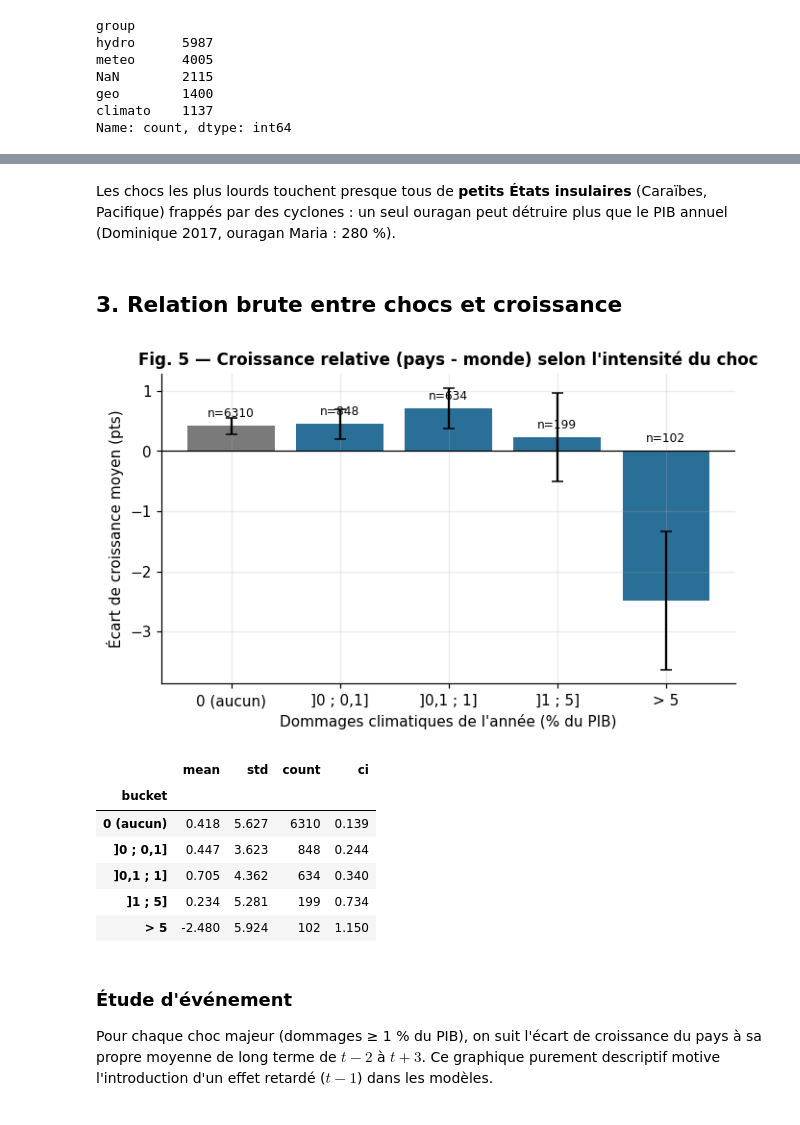
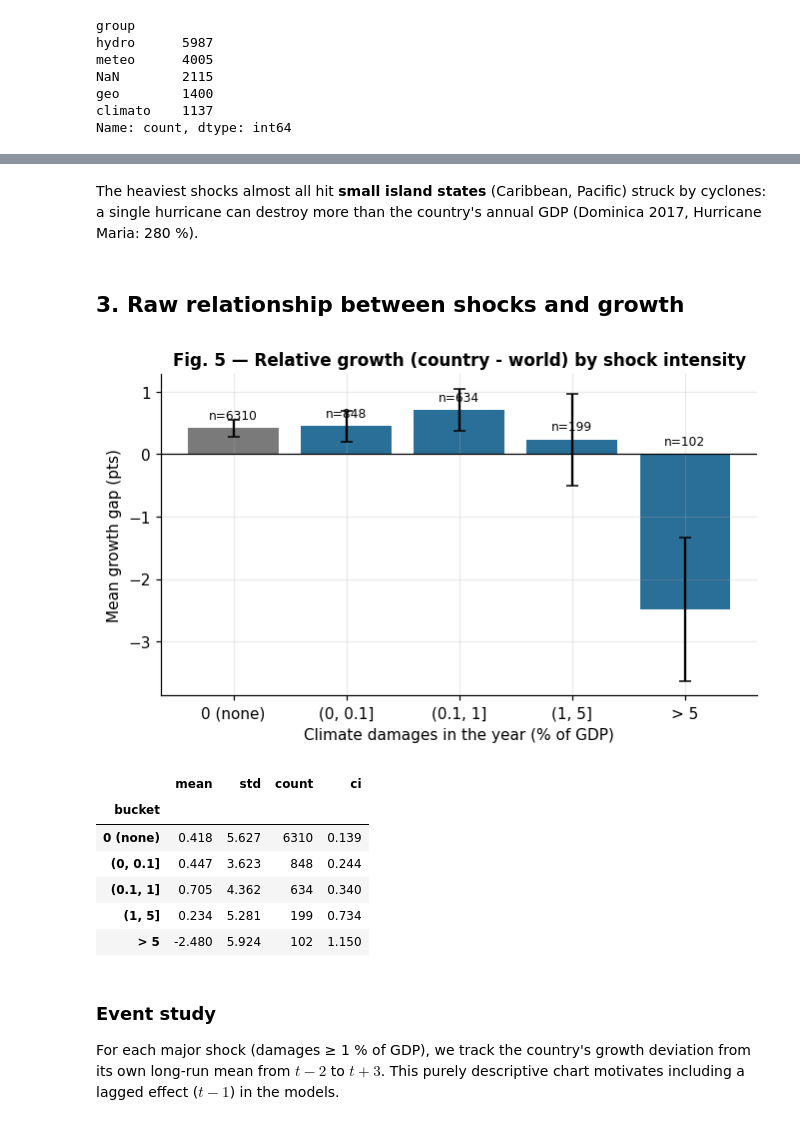
Before and after one commit to HenryFalko/final-project-math, a Jupyter notebook: notebooks/01_exploration_preparation.ipynb, the cells around one changed output, grey strips where cells are left out. Drawn from its saved outputs; the diff is of its cells as text; code cells hidden in the pictures.

```diff
--- a/notebooks/01_exploration_preparation.ipynb
+++ b/notebooks/01_exploration_preparation.ipynb
@@ -147,37 +147,37 @@ save(fig, "fig04_top_shocks.png"); plt.show()
-# %% [markdown]
-Les chocs les plus lourds touchent presque tous de **petits États insulaires** (Caraïbes, Pacifique) frappés par des cyclones : un seul ouragan peut détruire plus que le PIB annuel (Dominique 2017, ouragan Maria : 280 %).
-# %% [markdown]
-## 3. Relation brute entre chocs et croissance
+# %% [markdown]
+The heaviest shocks almost all hit **small island states** (Caribbean, Pacific) struck by cyclones: a single hurricane can destroy more than the country's annual GDP (Dominica 2017, Hurricane Maria: 280 %).
+# %% [markdown]
+## 3. Raw relationship between shocks and growth
 # %%
 df = panel.copy()
-df["gap"] = df.gdp_growth.clip(-30, 30) - df.world_growth          # croissance relative au cycle mondial
+df["gap"] = df.gdp_growth.clip(-30, 30) - df.world_growth          # growth relative to the global cycle
 bins = [-np.inf, 0, 0.1, 1, 5, np.inf]
-names = ["0 (aucun)", "]0 ; 0,1]", "]0,1 ; 1]", "]1 ; 5]", "> 5"]
+names = ["0 (none)", "(0, 0.1]", "(0.1, 1]", "(1, 5]", "> 5"]
 df["bucket"] = pd.cut(df.dmg_climate_pct, bins=bins, labels=names)
 g = df.groupby("bucket", observed=True)["gap"].agg(["mean", "std", "count"])
 g["ci"] = 1.96 * g["std"] / np.sqrt(g["count"])
 fig, ax = plt.subplots(figsize=(7, 3.8))
 ax.bar(g.index.astype(str), g["mean"], yerr=g["ci"], capsize=4,
        color=[C_NEUTRAL] + [C_CLIMATE] * 4)
 for i, (m, n) in enumerate(zip(g["mean"], g["count"])):
     ax.text(i, 0.15 if m < 0 else m + 0.15, f"n={n}", ha="center", fontsize=8)
 ax.axhline(0, color="k", lw=0.8)
-ax.set(title="Fig. 5 — Croissance relative (pays - monde) selon l'intensité du choc",
-       xlabel="Dommages climatiques de l'année (% du PIB)", ylabel="Écart de croissance moyen (pts)")
+ax.set(title="Fig. 5 — Relative growth (country - world) by shock intensity",
+       xlabel="Climate damages in the year (% of GDP)", ylabel="Mean growth gap (pts)")
 save(fig, "fig05_growth_by_bucket.png"); plt.show()
 g
 # %% [output]
-[figure, old version]
+[figure, new version]
 |  | mean | std | count | ci |
 | bucket |  |  |  |  |
-| 0 (aucun) | 0.418 | 5.627 | 6310 | 0.139 |
-| ]0 ; 0,1] | 0.447 | 3.623 | 848 | 0.244 |
-| ]0,1 ; 1] | 0.705 | 4.362 | 634 | 0.340 |
-| ]1 ; 5] | 0.234 | 5.281 | 199 | 0.734 |
+| 0 (none) | 0.418 | 5.627 | 6310 | 0.139 |
+| (0, 0.1] | 0.447 | 3.623 | 848 | 0.244 |
+| (0.1, 1] | 0.705 | 4.362 | 634 | 0.340 |
+| (1, 5] | 0.234 | 5.281 | 199 | 0.734 |
 | > 5 | -2.480 | 5.924 | 102 | 1.150 |
-# %% [markdown]
-### Étude d'événement
-Pour chaque choc majeur (dommages ≥ 1 % du PIB), on suit l'écart de croissance du pays à sa propre moyenne de long terme de $t-2$ à $t+3$. Ce graphique purement descriptif motive l'introduction d'un effet retardé ($t-1$) dans les modèles.
+# %% [markdown]
+### Event study
+For each major shock (damages ≥ 1 % of GDP), we track the country's growth deviation from its own long-run mean from $t-2$ to $t+3$. This purely descriptive chart motivates including a lagged effect ($t-1$) in the models.
 # %%
 df["dev"] = df.gdp_growth.clip(-30, 30) - df.groupby("ISO").gdp_growth.transform(lambda s: s.clip(-30, 30).mean())
 idx = df.set_index(["ISO", "year"])["dev"]
```
Also changed, not shown: parts of 21 cells of this notebook, 44 other files.
